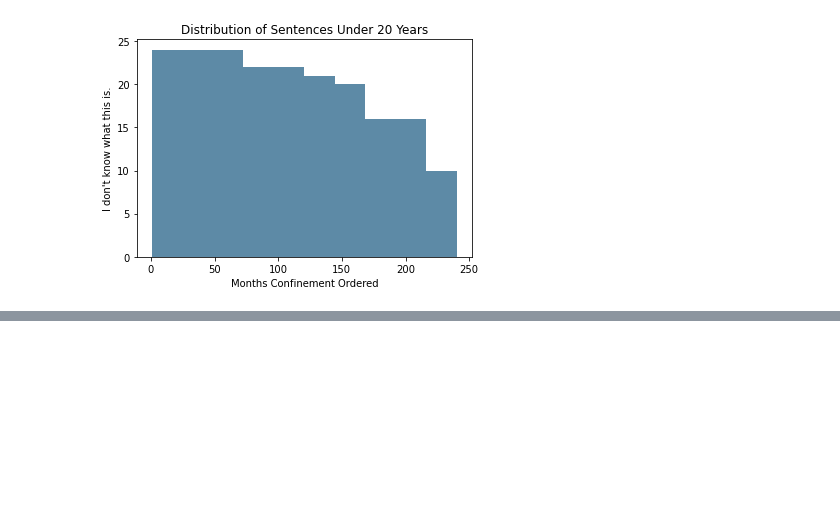
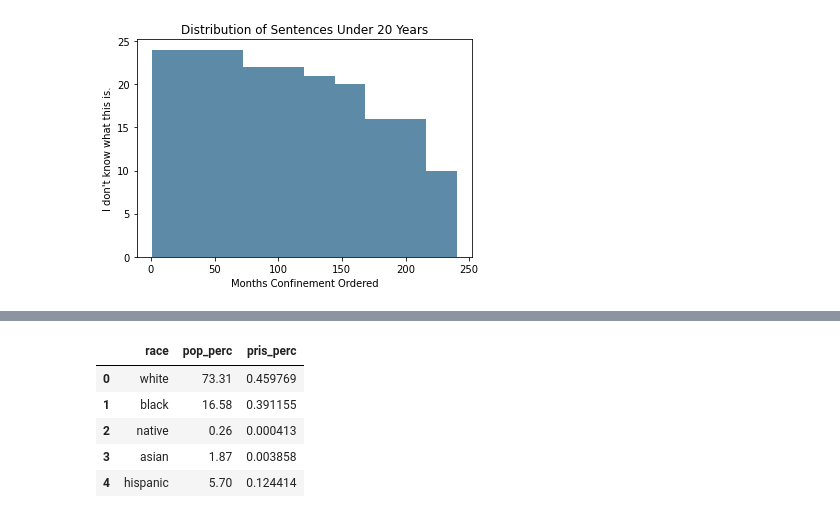
Before and after one commit to jenwhitson/sentencing_project, a Jupyter notebook: notebooks/individual_offender_eda.ipynb, the cells around one changed output, grey strips where cells are left out. Cells and saved outputs as stored; diff of their text form; code cells hidden in the pictures; blank space fills up the shorter version.

```diff
--- a/notebooks/individual_offender_eda.ipynb
+++ b/notebooks/individual_offender_eda.ipynb
@@ -1230,0 +1300,2 @@ Text(0, 0.5, "I don't know what this is.")
+# %%
+census_perc_2019 = {'white': 73.31, 'black': 16.58, 'native': 0.26, 'asian': 1.87, 'hispanic': 5.70}
@@ -1230,0 +1312,9 @@ Text(0, 0.5, "I don't know what this is.")
+# %%
+w = 3337/7258
+b = 2839/7258
+h = 903/7258
+n = 3/7258
+a = 28/7258
+# %%
+prison_perc = {'white': w, 'black': b, 'native': n, 'asian': a, 'hispanic': h}
+prison_perc
@@ -1230,0 +1327,5 @@ Text(0, 0.5, "I don't know what this is.")
+# %%
+demos = pd.DataFrame.from_dict(census_perc_2019, orient = 'index', columns = ['pop_perc'])
+demos = demos.reset_index()
+demos = demos.rename(columns = {'index': 'race'})
+demos
@@ -1230,0 +1339,10 @@ Text(0, 0.5, "I don't know what this is.")
+# %%
+demos['pris_perc'] = prison_perc.values()
+demos
+# %% [output]
+|  | race | pop_perc | pris_perc |
+| 0 | white | 73.31 | 0.459769 |
+| 1 | black | 16.58 | 0.391155 |
+| 2 | native | 0.26 | 0.000413 |
+| 3 | asian | 1.87 | 0.003858 |
+| 4 | hispanic | 5.70 | 0.124414 |
```
Also changed, not shown: parts of 8 cells of this notebook, 2 other files.
